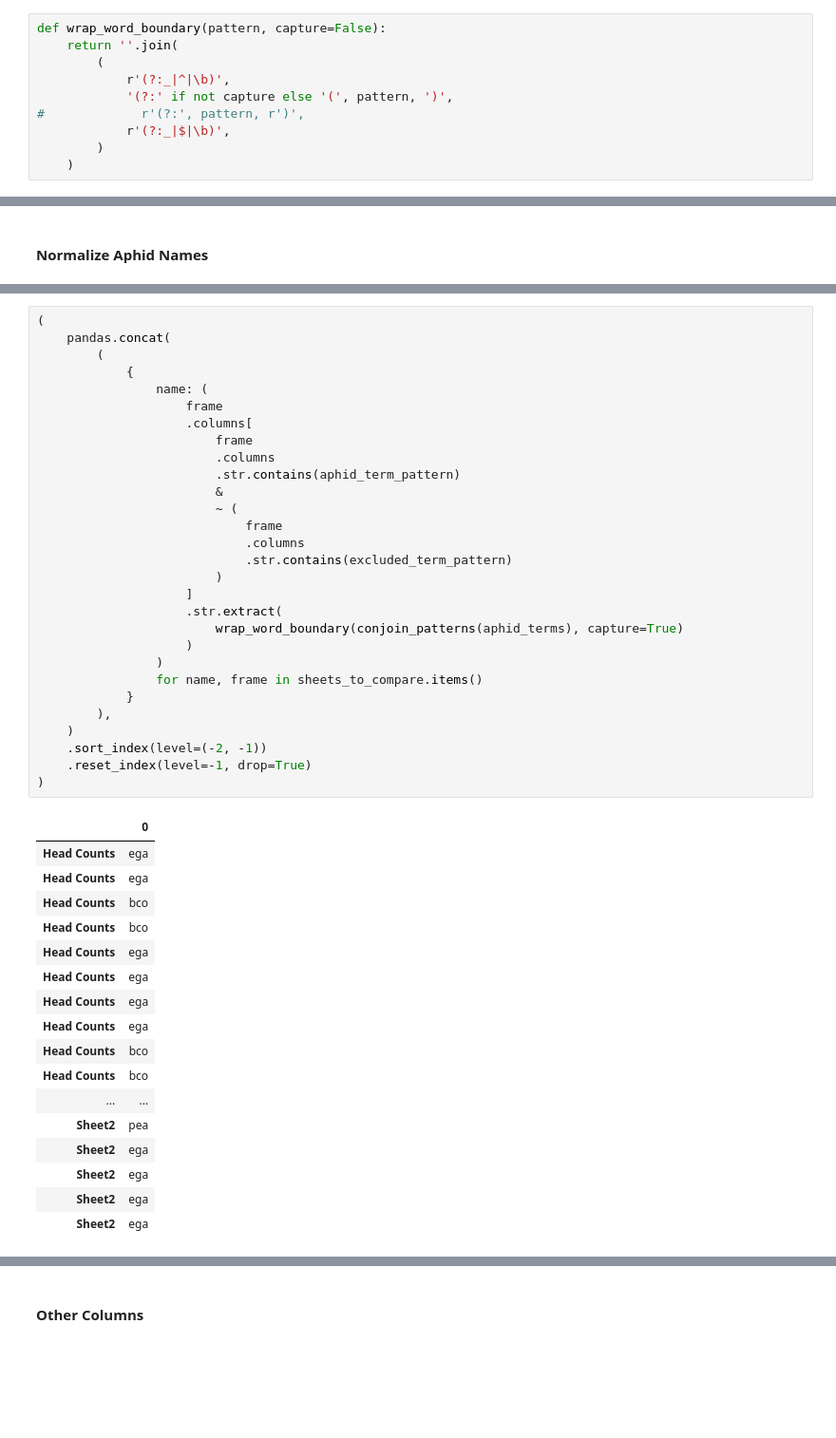
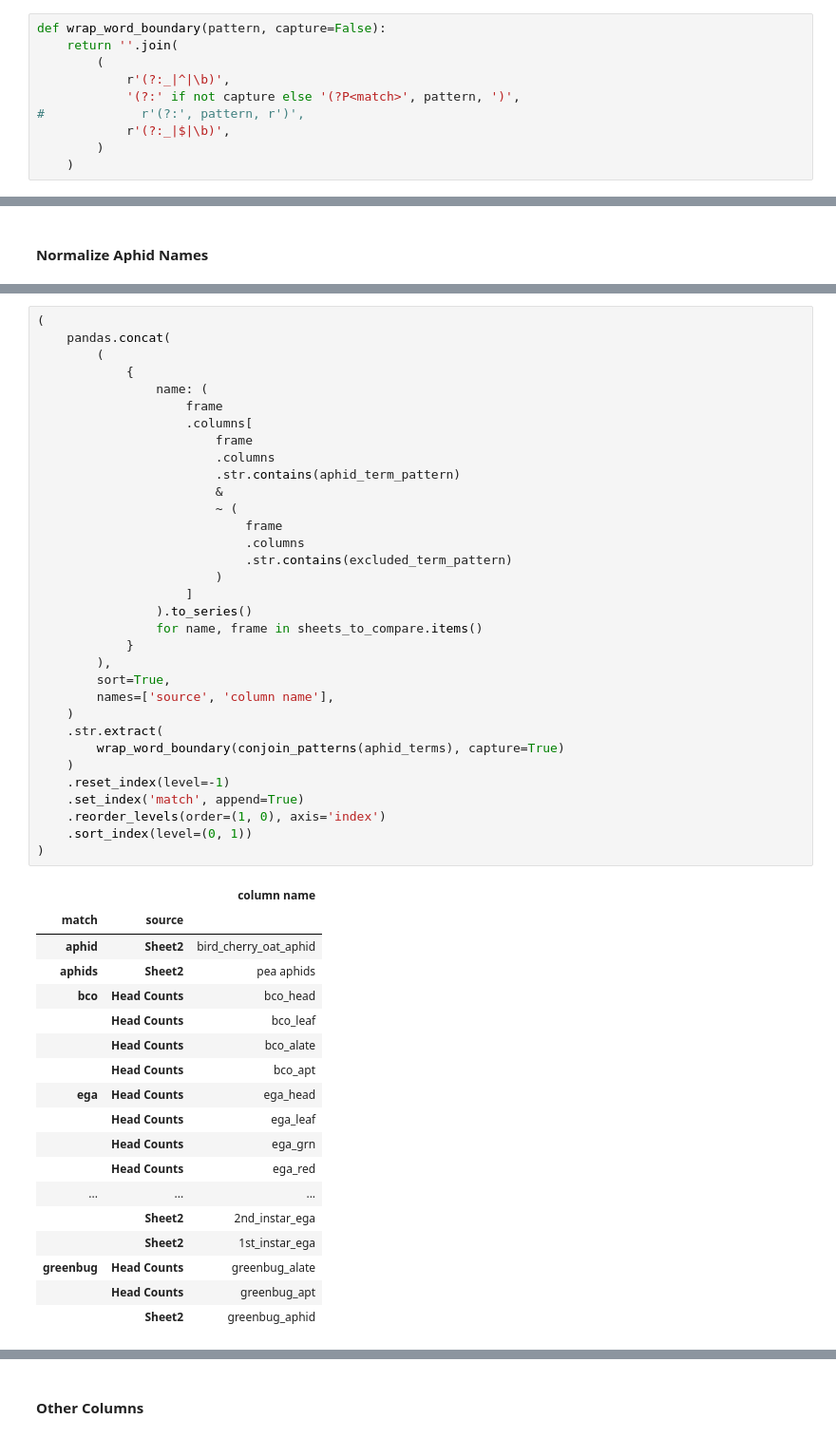
Before and after one commit to devvyn/aafc-field-data, a Jupyter notebook: notebook/projects/2016-sweep-vs-tiller/2016-sweep-vs-tiller.ipynb, the cells around one changed output, grey strips where cells are left out. Shown at 95% size. Cells and saved outputs as stored; diff of their text form; blank space fills up the shorter version.

Commit message:
:construction: :memo: display normalized aphid names

```diff
--- a/notebook/projects/2016-sweep-vs-tiller/2016-sweep-vs-tiller.ipynb
+++ b/notebook/projects/2016-sweep-vs-tiller/2016-sweep-vs-tiller.ipynb
@@ -937,7 +937,7 @@ def wrap_word_boundary(pattern, capture=False):
     return ''.join(
         (
             r'(?:_|^|\b)',
-            '(?:' if not capture else '(', pattern, ')',
+            '(?:' if not capture else '(?P<match>', pattern, ')',
 #             r'(?:', pattern, r')',
             r'(?:_|$|\b)',
         )
@@ -1065,48 +1067,53 @@ Before combining the data sets for mathematical processing, I'll need to normali
 # %%
 (
     pandas.concat(
         (
             {
                 name: (
                     frame
                     .columns[
                         frame
                         .columns
                         .str.contains(aphid_term_pattern)
                         &
                         ~ (
                             frame
                             .columns
                             .str.contains(excluded_term_pattern)
                         )
                     ]
-                    .str.extract(
-                        wrap_word_boundary(conjoin_patterns(aphid_terms), capture=True)
-                    )
-                )
+                ).to_series()
                 for name, frame in sheets_to_compare.items()
             }
         ),
+        sort=True,
+        names=['source', 'column name'],
     )
-    .sort_index(level=(-2, -1))
-    .reset_index(level=-1, drop=True)
+    .str.extract(
+        wrap_word_boundary(conjoin_patterns(aphid_terms), capture=True)
+    )
+    .reset_index(level=-1)
+    .set_index('match', append=True)
+    .reorder_levels(order=(1, 0), axis='index')
+    .sort_index(level=(0, 1))
 )
 # %% [output]
-|  | 0 |
-| Head Counts | ega |
-| Head Counts | ega |
-| Head Counts | bco |
-| Head Counts | bco |
-| Head Counts | ega |
-| Head Counts | ega |
-| Head Counts | ega |
-| Head Counts | ega |
-| Head Counts | bco |
-| Head Counts | bco |
-| ... | ... |
-| Sheet2 | pea |
-| Sheet2 | ega |
-| Sheet2 | ega |
-| Sheet2 | ega |
-| Sheet2 | ega |
+|  |  | column name |
+| match | source |  |
+| aphid | Sheet2 | bird_cherry_oat_aphid |
+| aphids | Sheet2 | pea aphids |
+| bco | Head Counts | bco_head |
+|  | Head Counts | bco_leaf |
+|  | Head Counts | bco_alate |
+|  | Head Counts | bco_apt |
+| ega | Head Counts | ega_head |
+|  | Head Counts | ega_leaf |
+|  | Head Counts | ega_grn |
+|  | Head Counts | ega_red |
+| ... | ... | ... |
+|  | Sheet2 | 2nd_instar_ega |
+|  | Sheet2 | 1st_instar_ega |
+| greenbug | Head Counts | greenbug_alate |
+|  | Head Counts | greenbug_apt |
+|  | Sheet2 | greenbug_aphid |
 # %% [markdown]
```
Also changed, not shown: parts of 6 cells of this notebook.
